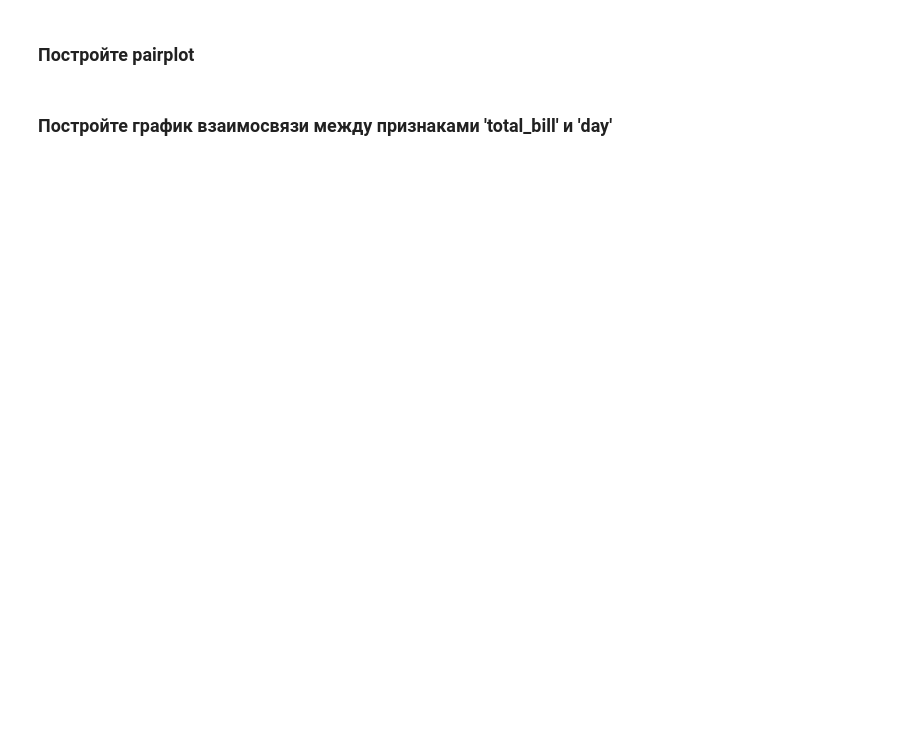
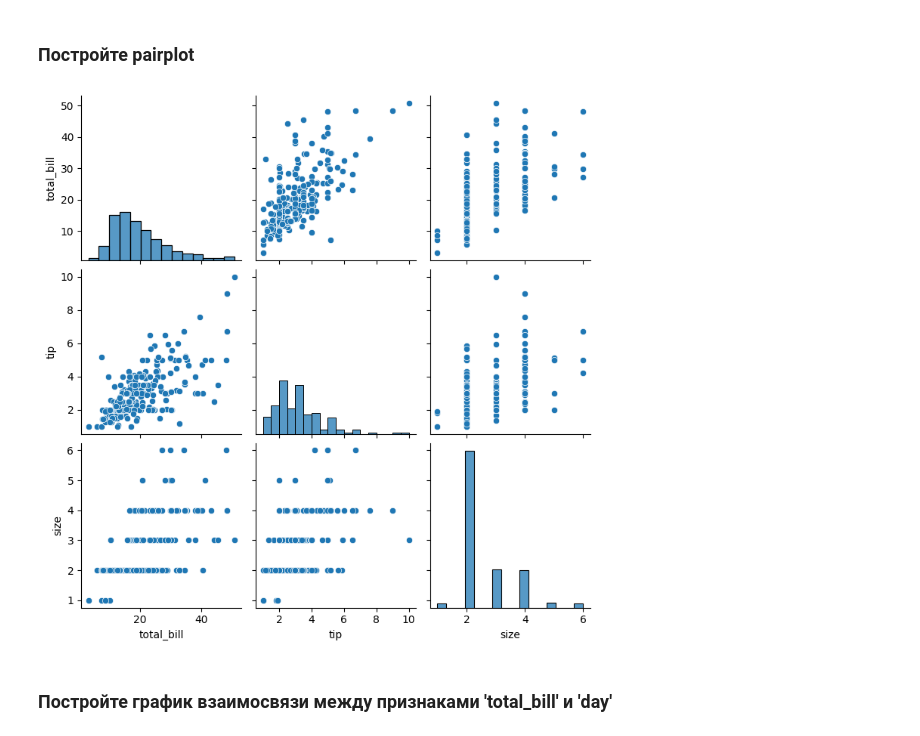
Before and after one commit to korolenko/ML-Basic, a Jupyter notebook: homework_07/homework_07.ipynb, the cells around one changed output. Saved outputs shown, nothing was run; the diff lists cells and outputs as text; code cells hidden in the pictures; blank space fills up the shorter version.

```diff
--- a/homework_07/homework_07.ipynb
+++ b/homework_07/homework_07.ipynb
@@ -206,5 +320,10 @@ print(f'normalized_arr_1: {normalized_arr_2}')
 ### Постройте pairplot
 # %%
 # ВАШ КОД ЗДЕСЬ
+
+sns.pairplot(tips)
+ml.pyplot.show()
+# %% [output]
+[figure, added]
 # %% [markdown]
 ### Постройте график взаимосвязи между признаками 'total_bill' и 'day'
```
Also changed, not shown: parts of 29 cells of this notebook, 1 other file.
